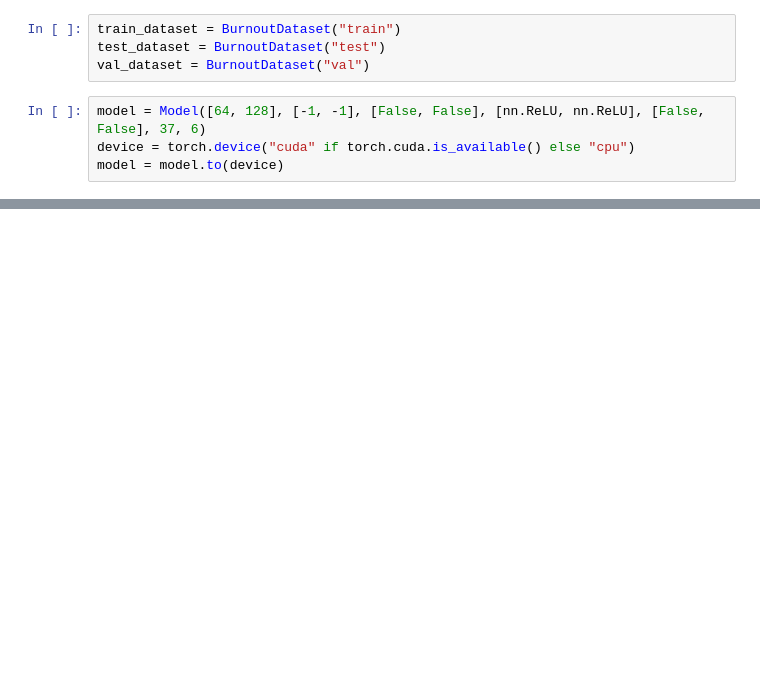
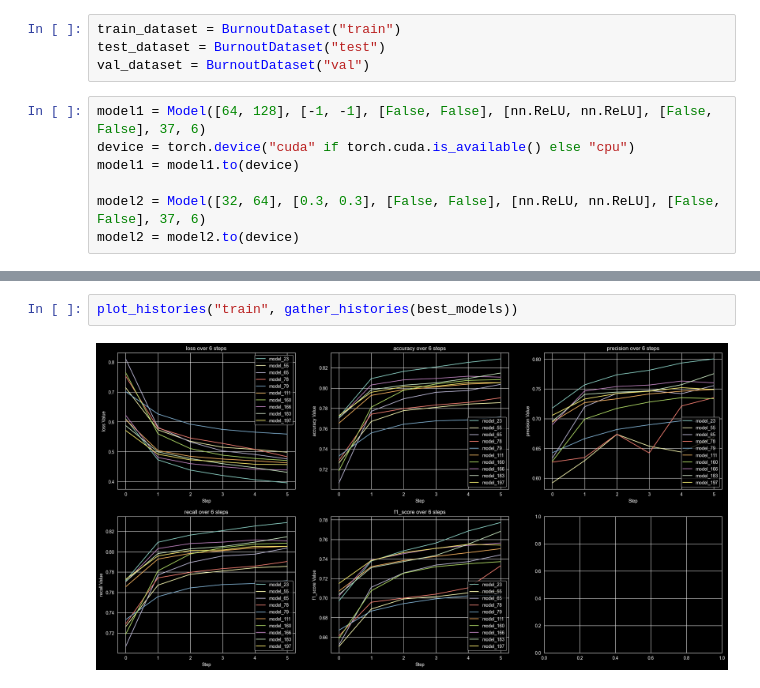
Before and after one commit to Gawronek-8/GGSN-projects, a Jupyter notebook: proj1/Model_testing.ipynb, the cells around one changed output, grey strips where cells are left out. Cells and saved outputs as stored; diff of their text form; blank space fills up the shorter version.

```diff
--- a/proj1/Model_testing.ipynb
+++ b/proj1/Model_testing.ipynb
@@ -16,7 +24,10 @@ train_dataset = BurnoutDataset("train")
 test_dataset = BurnoutDataset("test")
 val_dataset = BurnoutDataset("val")
 # %%
-model = Model([64, 128], [-1, -1], [False, False], [nn.ReLU, nn.ReLU], [False, False], 37, 6)
+model1 = Model([64, 128], [-1, -1], [False, False], [nn.ReLU, nn.ReLU], [False, False], 37, 6)
 device = torch.device("cuda" if torch.cuda.is_available() else "cpu")
-model = model.to(device)
+model1 = model1.to(device)
+
+model2 = Model([32, 64], [0.3, 0.3], [False, False], [nn.ReLU, nn.ReLU], [False, False], 37, 6)
+model2 = model2.to(device)
 # %%
@@ -61,0 +230,4 @@ plot_history("val", history)
+# %%
+plot_histories("train", gather_histories(best_models))
+# %% [output]
+[figure, added]
```
Also changed, not shown: parts of 12 cells of this notebook, 3 other files.
